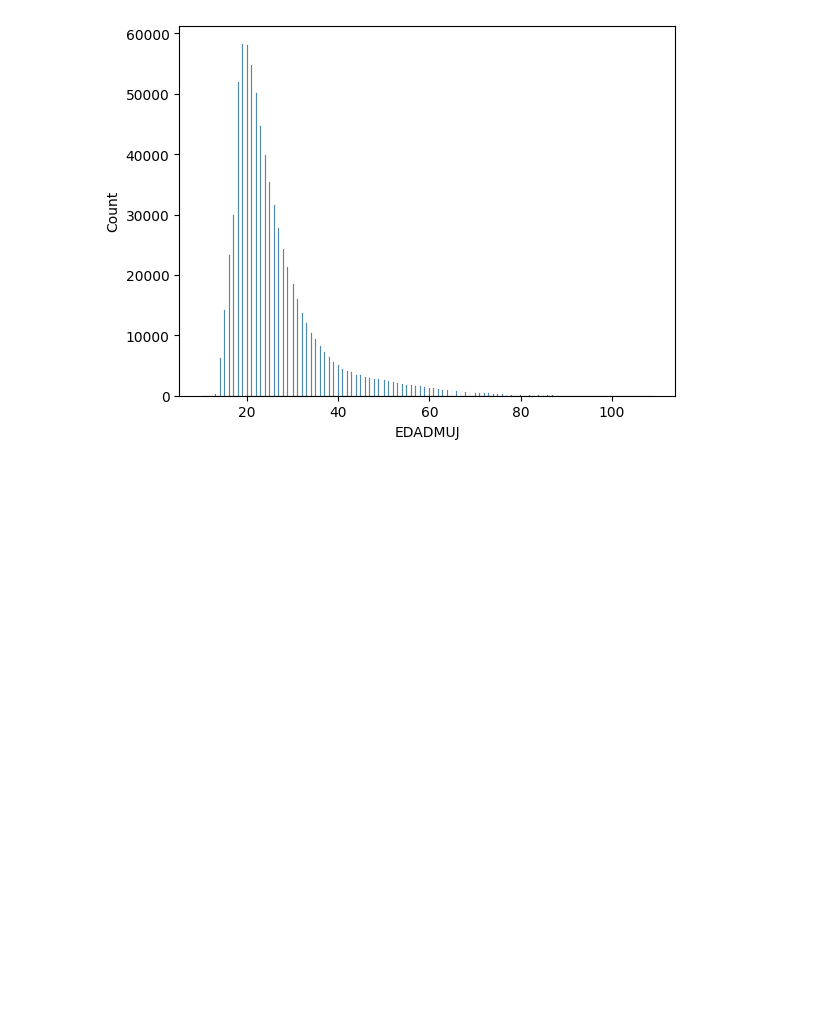
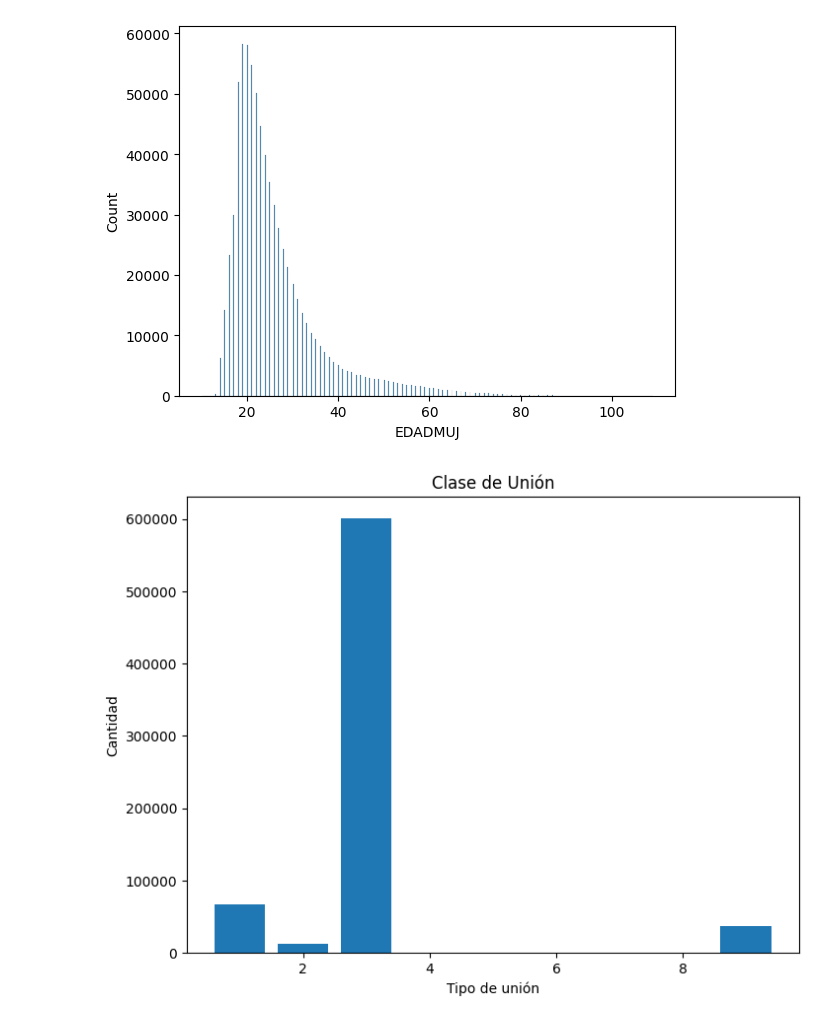
Before and after one commit to rsmith1220/MineriaDeDatos, a Jupyter notebook: exploracion.ipynb, the cells around one changed output. Saved outputs shown, nothing was run; the diff lists cells and outputs as text; code cells hidden in the pictures; blank space fills up the shorter version.

```diff
--- a/exploracion.ipynb
+++ b/exploracion.ipynb
@@ -197,3 +215,17 @@ sns.histplot(edad_sin_999)
 plt.show()
 # %% [output]
 [figure]
+# %%
+import pandas as pd
+import matplotlib.pyplot as plt
+
+df = pd.read_csv('archivo_limpio.csv')
+
+plt.figure(figsize=(8,6))
+plt.bar(df['CLAUNI'].value_counts().index, df['CLAUNI'].value_counts().values)
+plt.title('Clase de Unión')
+plt.xlabel('Tipo de unión')
+plt.ylabel('Cantidad')
+plt.show()
+# %% [output]
+[figure, added]
```
Also changed, not shown: parts of 4 cells of this notebook, 2 other files.
